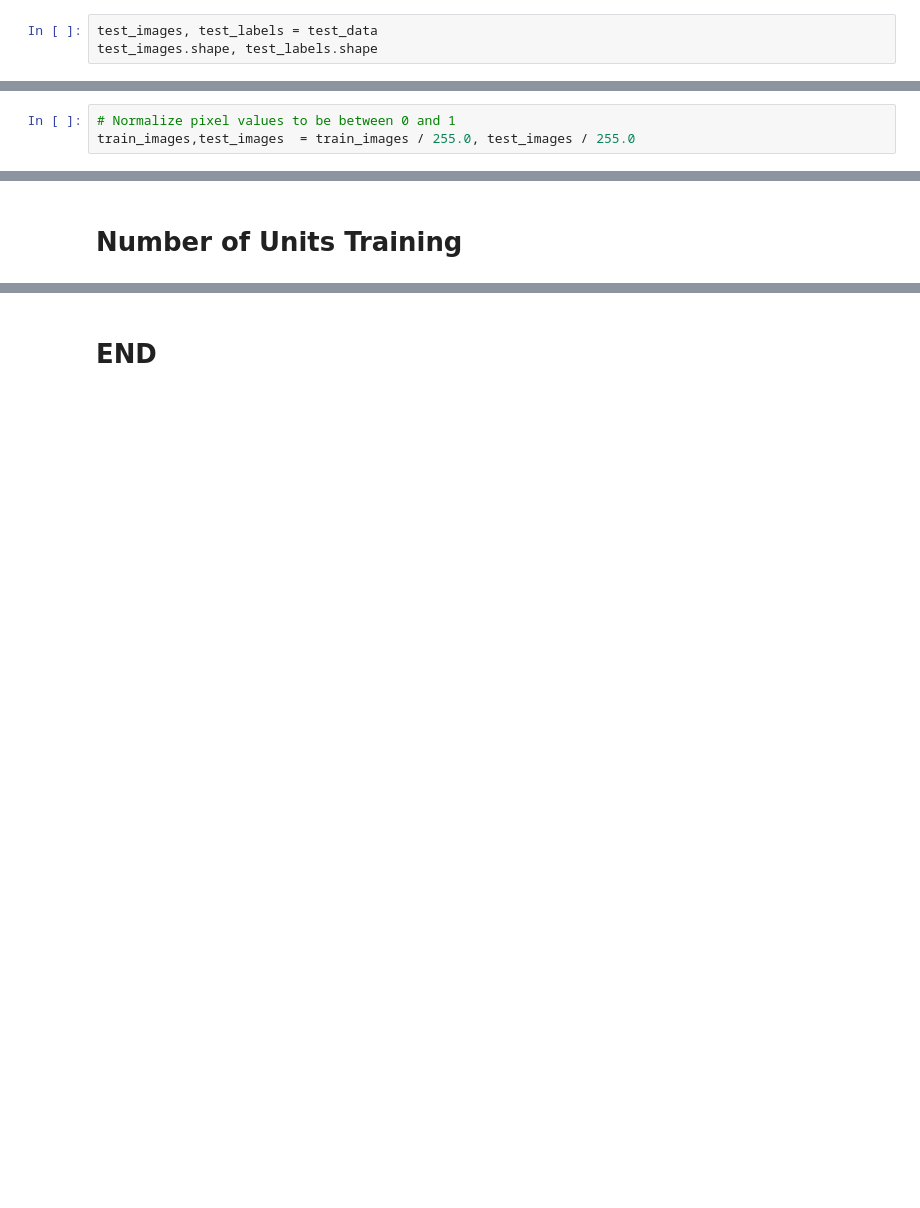
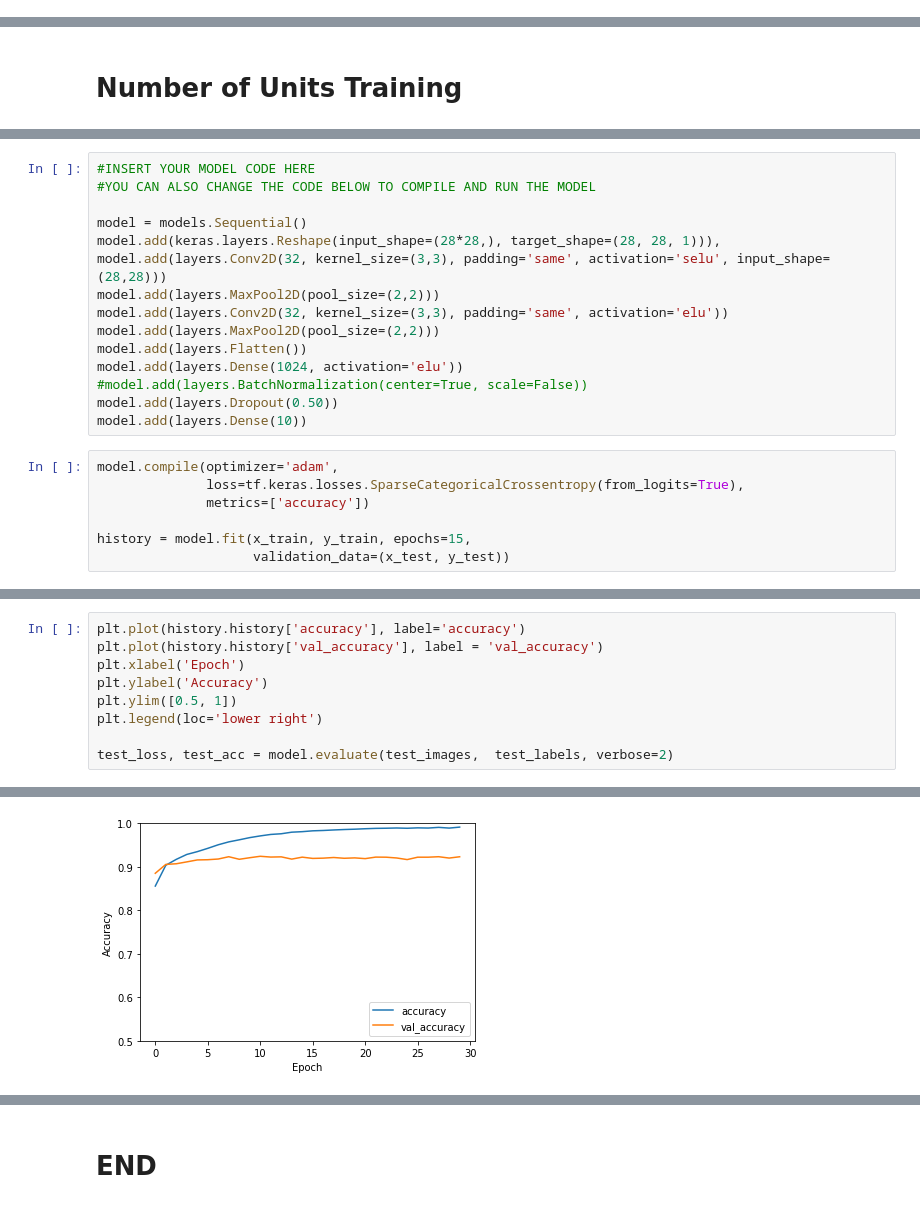
Before and after one commit to mehrotrasan16/Keras-Deep-Learning, a Jupyter notebook: A2_Q2_FashionMNISTHandwritten_Hparams.ipynb, the cells around one changed output, grey strips where cells are left out. Drawn from its saved outputs; the diff is of its cells as text; blank space fills up the shorter version.

```diff
--- a/A2_Q2_FashionMNISTHandwritten_Hparams.ipynb
+++ b/A2_Q2_FashionMNISTHandwritten_Hparams.ipynb
@@ -31,3 +43,0 @@ train_images.shape, train_labels.shape
-# %%
-test_images, test_labels = test_data
-test_images.shape, test_labels.shape
@@ -36,3 +43,0 @@ test_images.shape, test_labels.shape
-# %%
-# Normalize pixel values to be between 0 and 1
-train_images,test_images  = train_images / 255.0, test_images / 255.0
@@ -572,0 +598,22 @@ f.autofmt_xdate()
+# %%
+#INSERT YOUR MODEL CODE HERE
+#YOU CAN ALSO CHANGE THE CODE BELOW TO COMPILE AND RUN THE MODEL
+
+model = models.Sequential()
+model.add(keras.layers.Reshape(input_shape=(28*28,), target_shape=(28, 28, 1))),
+model.add(layers.Conv2D(32, kernel_size=(3,3), padding='same', activation='selu', input_shape=(28,28)))
+model.add(layers.MaxPool2D(pool_size=(2,2)))
+model.add(layers.Conv2D(32, kernel_size=(3,3), padding='same', activation='elu'))
+model.add(layers.MaxPool2D(pool_size=(2,2)))
+model.add(layers.Flatten())
+model.add(layers.Dense(1024, activation='elu'))
+#model.add(layers.BatchNormalization(center=True, scale=False))
+model.add(layers.Dropout(0.50))
+model.add(layers.Dense(10))
+# %%
+model.compile(optimizer='adam',
+              loss=tf.keras.losses.SparseCategoricalCrossentropy(from_logits=True),
+              metrics=['accuracy'])
+
+history = model.fit(x_train, y_train, epochs=15,
+                    validation_data=(x_test, y_test))
@@ -572,0 +638,10 @@ f.autofmt_xdate()
+# %%
+plt.plot(history.history['accuracy'], label='accuracy')
+plt.plot(history.history['val_accuracy'], label = 'val_accuracy')
+plt.xlabel('Epoch')
+plt.ylabel('Accuracy')
+plt.ylim([0.5, 1])
+plt.legend(loc='lower right')
+
+test_loss, test_acc = model.evaluate(test_images,  test_labels, verbose=2)
+# %% [output]
@@ -572,0 +649 @@ f.autofmt_xdate()
+[figure, added]
```
Also changed, not shown: parts of 60 cells of this notebook.
